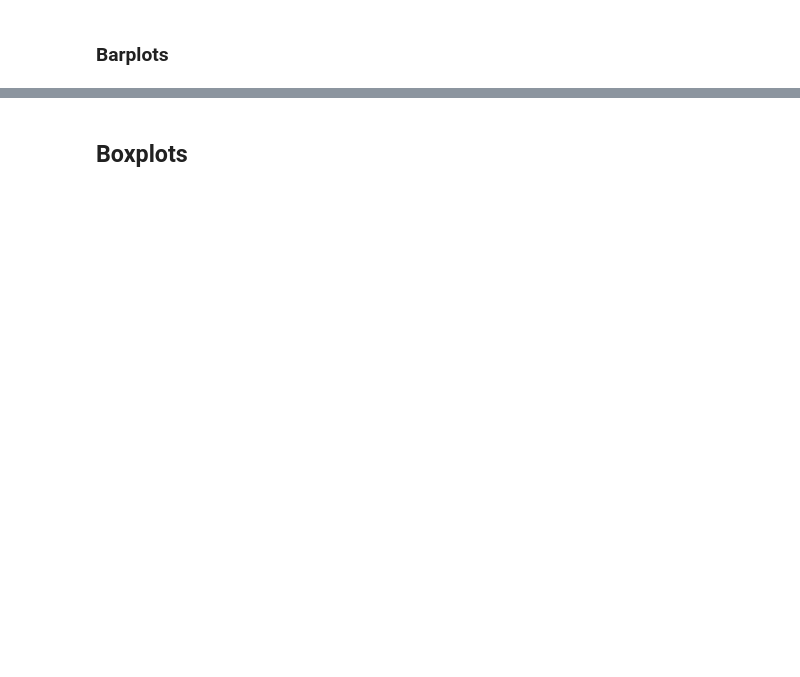
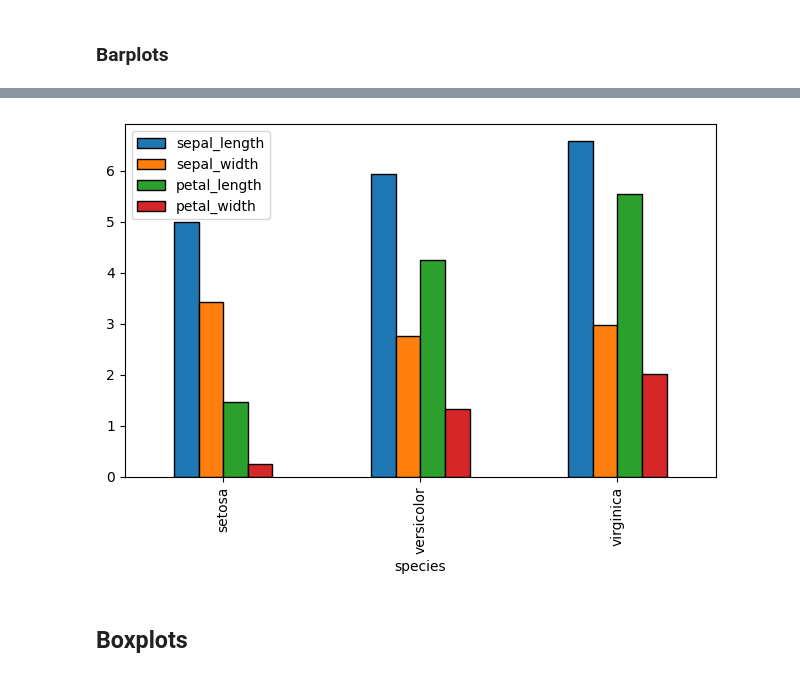
Before and after one commit to datacubeR/clases_UAI, a Jupyter notebook: tics411/notebooks/02-EDA.ipynb, the cells around one changed output, grey strips where cells are left out. Saved outputs shown, nothing was run; the diff lists cells and outputs as text; code cells hidden in the pictures; blank space fills up the shorter version.

```diff
--- a/tics411/notebooks/02-EDA.ipynb
+++ b/tics411/notebooks/02-EDA.ipynb
@@ -77,3 +178,9 @@ iris_df.groupby("species").mean().plot(kind="bar", edgecolor="black")
+# %%
+## En este caso, el índice Pclass irá al Eje X y los valores agregados de Age y Fare irán como barras.
+iris_df.groupby("species").mean().plot(kind="bar", edgecolor="black")
+plt.tight_layout()
+# %% [output]
+[figure, added]
 # %% [markdown]
 ## Boxplots
 # %%
```
Also changed, not shown: parts of 56 cells of this notebook, 9 other files.
